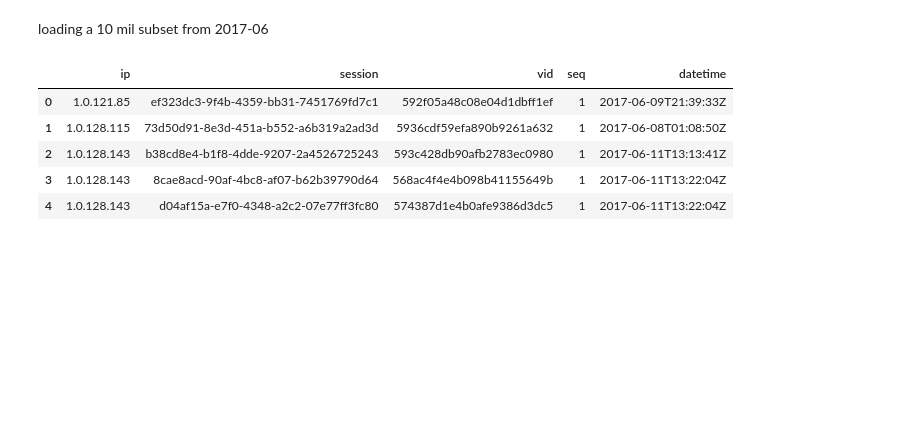
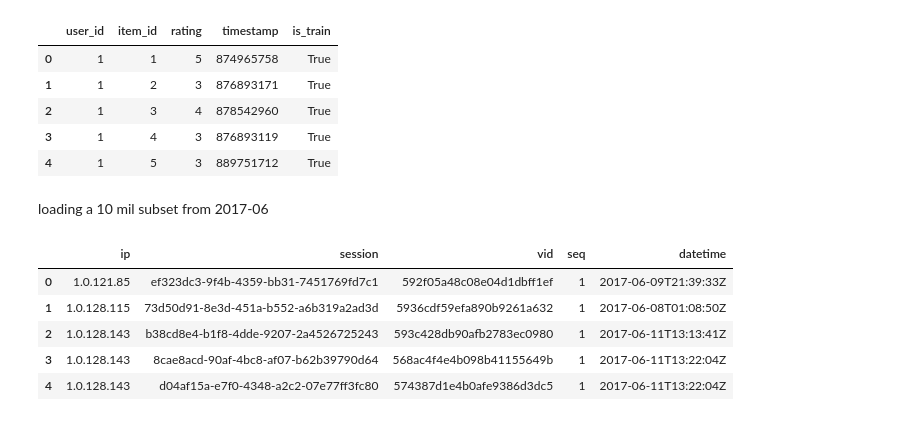
Before and after one commit to ehudbaumatz/recsys, a Jupyter notebook: notebooks/touching base.ipynb, the cells around one changed output. Cells and saved outputs as stored; diff of their text form; code cells hidden in the pictures; blank space fills up the shorter version.

```diff
--- a/notebooks/touching base.ipynb
+++ b/notebooks/touching base.ipynb
@@ -13,0 +36,10 @@ pd.options.display.max_columns = 999
+# %%
+df = pd.concat([train, test])
+df.head()
+# %% [output]
+|  | user_id | item_id | rating | timestamp | is_train |
+| 0 | 1 | 1 | 5 | 874965758 | True |
+| 1 | 1 | 2 | 3 | 876893171 | True |
+| 2 | 1 | 3 | 4 | 878542960 | True |
+| 3 | 1 | 4 | 3 | 876893119 | True |
+| 4 | 1 | 5 | 3 | 889751712 | True |
```
Also changed, not shown: parts of 3 cells of this notebook, 8 other files.
